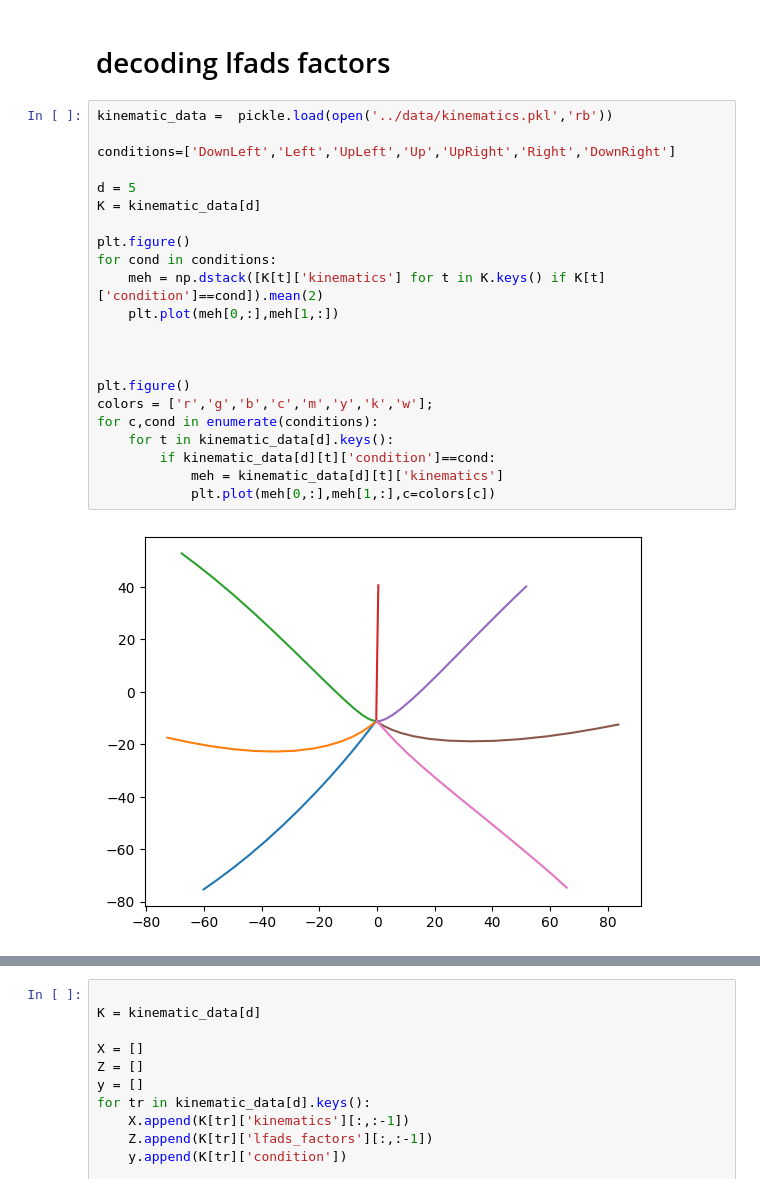
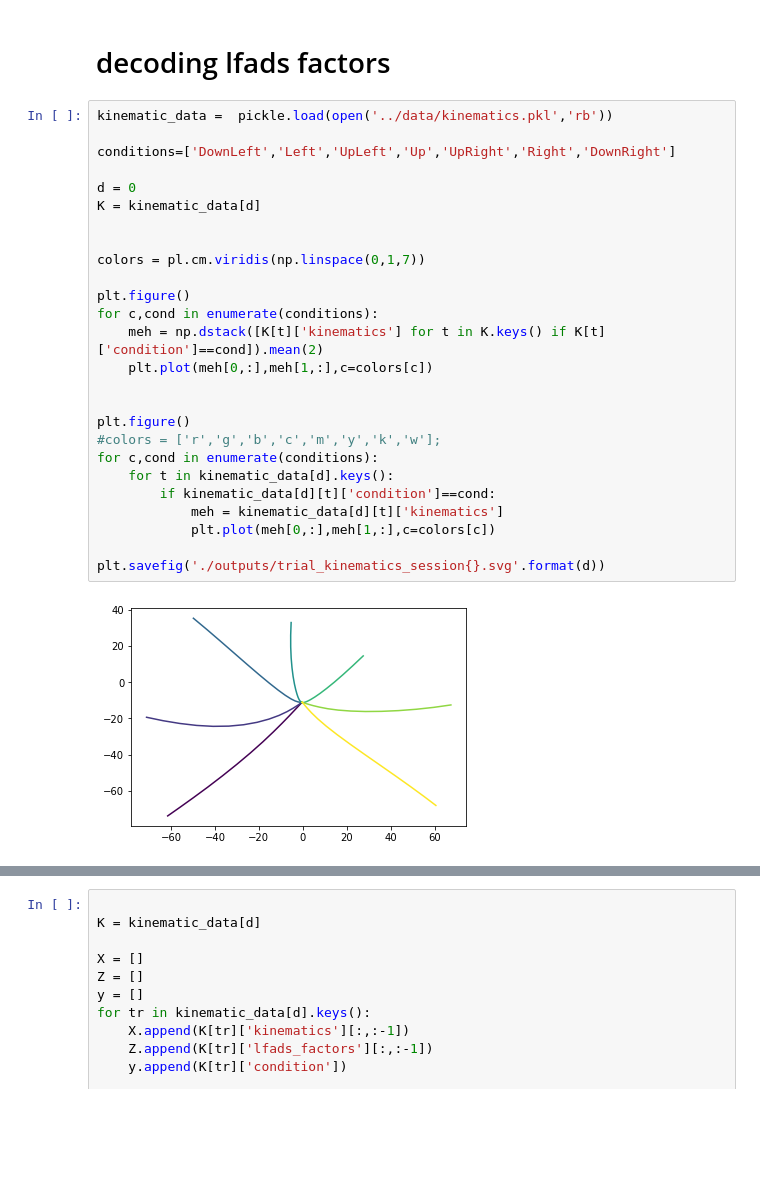
Before and after one commit to agosztolai/MARBLE, a Jupyter notebook: examples/spiking_analysis/per_session_analysis_20ms/decoding_per_session_20ms.ipynb, the cells around one changed output, grey strips where cells are left out. Cells and saved outputs as stored; diff of their text form; blank space fills up the shorter version.

```diff
--- a/examples/spiking_analysis/per_session_analysis_20ms/decoding_per_session_20ms.ipynb
+++ b/examples/spiking_analysis/per_session_analysis_20ms/decoding_per_session_20ms.ipynb
@@ -43,24 +45,28 @@ from MARBLE import utils, geometry, net, plotting, postprocessing, compare_attra
 # %%
 kinematic_data =  pickle.load(open('../data/kinematics.pkl','rb'))
 
 conditions=['DownLeft','Left','UpLeft','Up','UpRight','Right','DownRight']
 
-d = 5
+d = 0
 K = kinematic_data[d]
 
+
+colors = pl.cm.viridis(np.linspace(0,1,7))
+
 plt.figure()
-for cond in conditions:
+for c,cond in enumerate(conditions):
     meh = np.dstack([K[t]['kinematics'] for t in K.keys() if K[t]['condition']==cond]).mean(2)
-    plt.plot(meh[0,:],meh[1,:])
-
+    plt.plot(meh[0,:],meh[1,:],c=colors[c])
 
 
 plt.figure()
-colors = ['r','g','b','c','m','y','k','w'];
+#colors = ['r','g','b','c','m','y','k','w'];
 for c,cond in enumerate(conditions):
     for t in kinematic_data[d].keys():
         if kinematic_data[d][t]['condition']==cond:
             meh = kinematic_data[d][t]['kinematics']
             plt.plot(meh[0,:],meh[1,:],c=colors[c])
+
+plt.savefig('./outputs/trial_kinematics_session{}.svg'.format(d))
 # %% [output]
-[figure, old version]
+[figure, new version]
```
Also changed, not shown: parts of 15 cells of this notebook.
